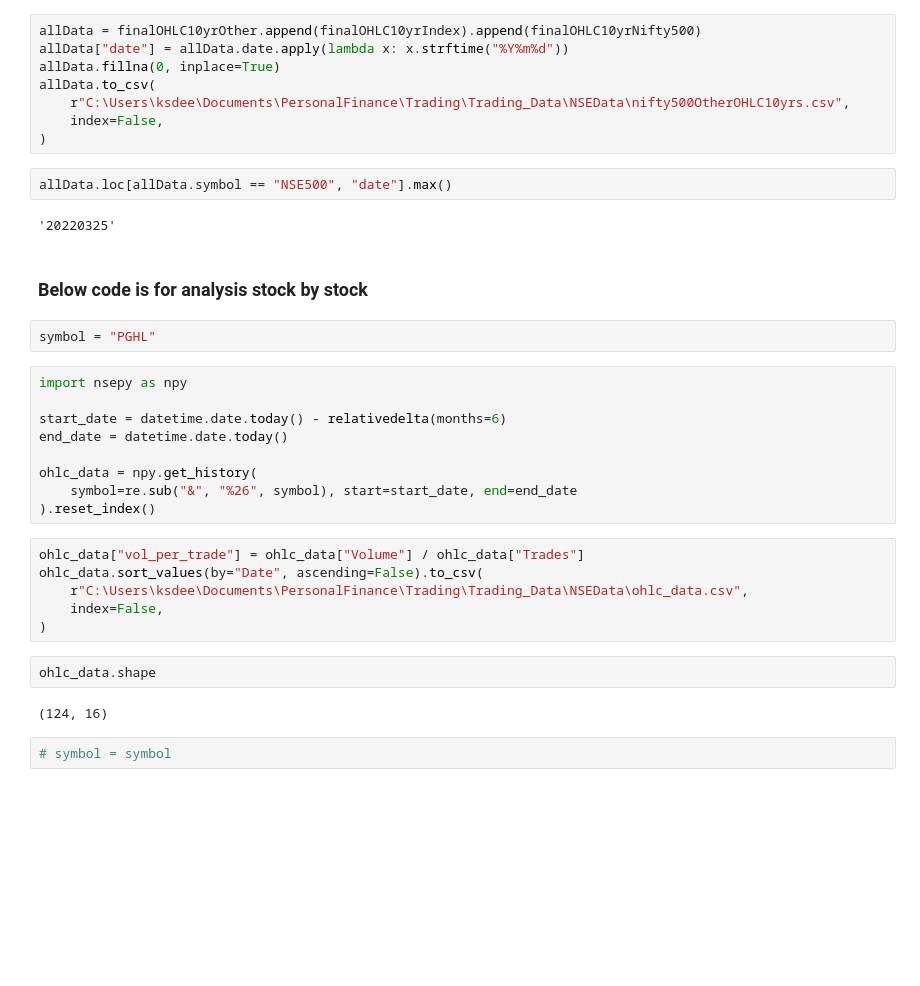
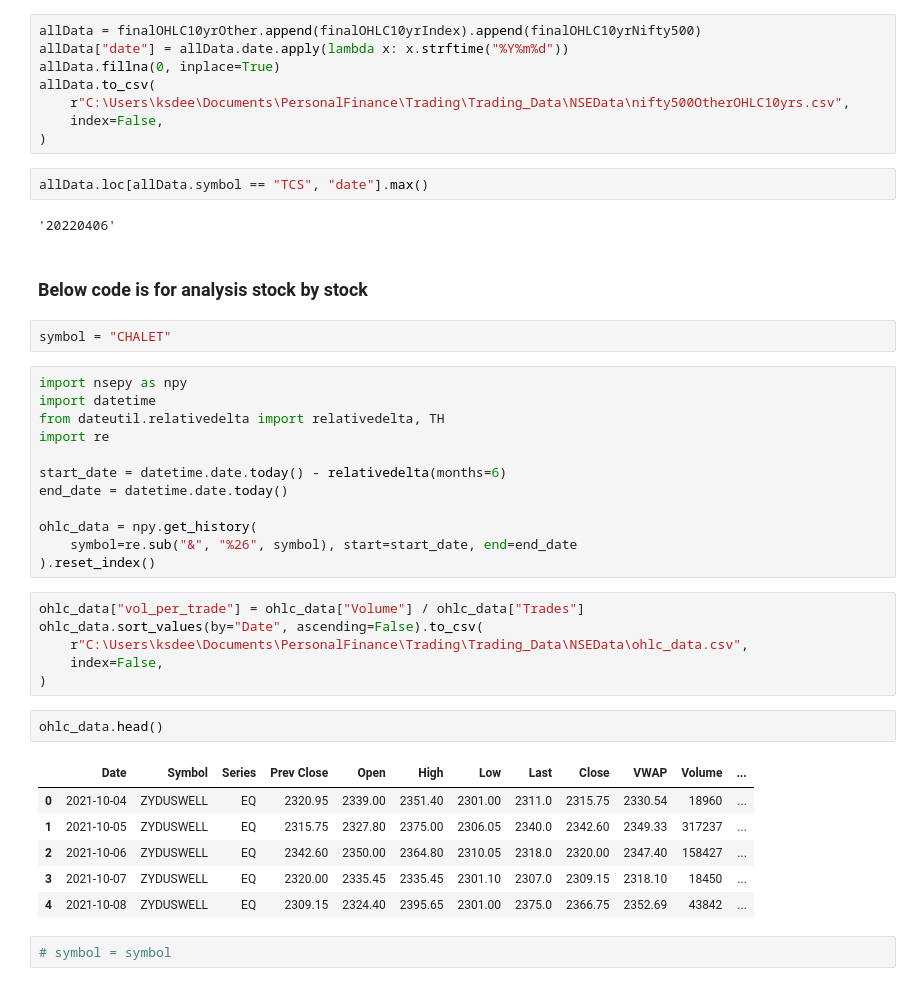
Before and after one commit to ksdeep/Trading, a Jupyter notebook: src/analyzeStocks.ipynb, the cells around one changed output. Cells and saved outputs as stored; diff of their text form; blank space fills up the shorter version.

```diff
--- a/src/analyzeStocks.ipynb
+++ b/src/analyzeStocks.ipynb
@@ -313,15 +325,18 @@ allData.to_csv(
     index=False,
 )
 # %%
-allData.loc[allData.symbol == "NSE500", "date"].max()
+allData.loc[allData.symbol == "TCS", "date"].max()
 # %% [output]
-'20220325'
+'20220406'
 # %% [markdown]
 ### Below code is for analysis stock by stock
 # %%
-symbol = "PGHL"
+symbol = "CHALET"
 # %%
 import nsepy as npy
+import datetime
+from dateutil.relativedelta import relativedelta, TH
+import re
 
 start_date = datetime.date.today() - relativedelta(months=6)
 end_date = datetime.date.today()
@@ -336,9 +351,14 @@ ohlc_data.sort_values(by="Date", ascending=False).to_csv(
     index=False,
 )
 # %%
-ohlc_data.shape
+ohlc_data.head()
 # %% [output]
-(124, 16)
+|  | Date | Symbol | Series | Prev Close | Open | High | Low | Last | Close | VWAP | Volume | ... |
+| 0 | 2021-10-04 | ZYDUSWELL | EQ | 2320.95 | 2339.00 | 2351.40 | 2301.00 | 2311.0 | 2315.75 | 2330.54 | 18960 | ... |
+| 1 | 2021-10-05 | ZYDUSWELL | EQ | 2315.75 | 2327.80 | 2375.00 | 2306.05 | 2340.0 | 2342.60 | 2349.33 | 317237 | ... |
+| 2 | 2021-10-06 | ZYDUSWELL | EQ | 2342.60 | 2350.00 | 2364.80 | 2310.05 | 2318.0 | 2320.00 | 2347.40 | 158427 | ... |
+| 3 | 2021-10-07 | ZYDUSWELL | EQ | 2320.00 | 2335.45 | 2335.45 | 2301.10 | 2307.0 | 2309.15 | 2318.10 | 18450 | ... |
+| 4 | 2021-10-08 | ZYDUSWELL | EQ | 2309.15 | 2324.40 | 2395.65 | 2301.00 | 2375.0 | 2366.75 | 2352.69 | 43842 | ... |
 # %%
 # symbol = symbol
 # %%
```
Also changed, not shown: parts of 13 cells of this notebook, 19 other files.
